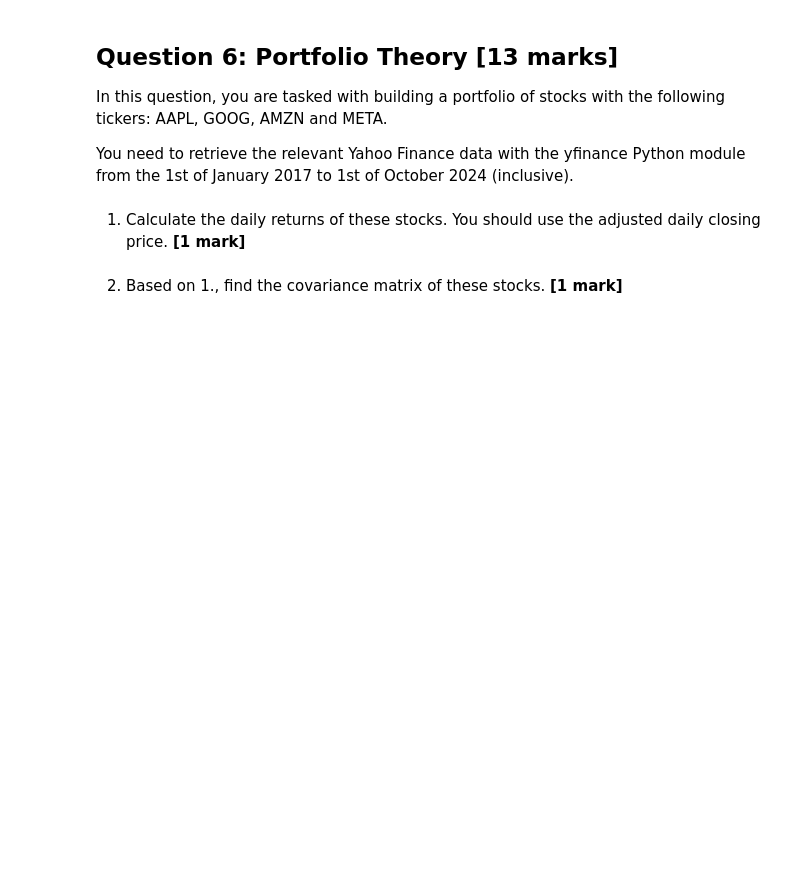
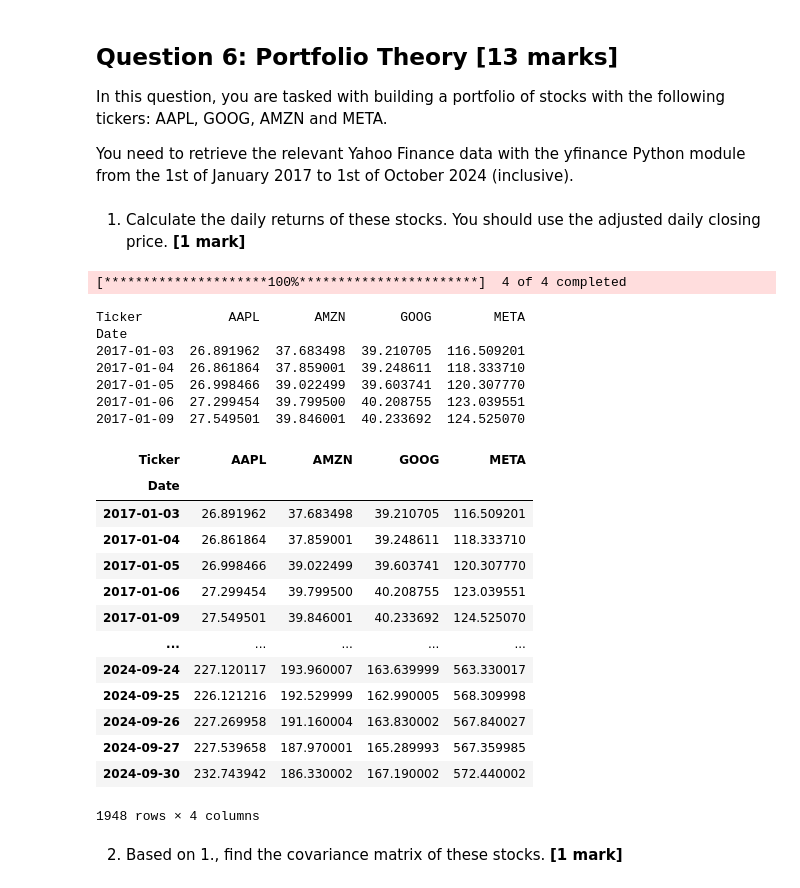
Before and after one commit to santidesimone/df-ic, a Jupyter notebook: individual_coursework_template.ipynb, the cells around one changed output. Saved outputs shown, nothing was run; the diff lists cells and outputs as text; code cells hidden in the pictures; blank space fills up the shorter version.

```diff
--- a/individual_coursework_template.ipynb
+++ b/individual_coursework_template.ipynb
@@ -844,2 +940,47 @@ You need to retrieve the relevant Yahoo Finance data with the yfinance Python mo
+# %%
+import pandas as pd
+import yfinance as yf
+import datetime
+
+# Tickers
+tickers = ["AAPL", "GOOG", "AMZN", "META"]
+
+# Execute data download for all tickers
+stock_data = yf.download(tickers, start="2017-01-01", end="2024-10-01")
+
+# Sort data by Date
+stock_data = stock_data.sort_values(by='Date')
+
+# Get the adjusted close prices
+stock_prices = stock_data['Adj Close']
+
+# Show the first five rows of the adjusted close prices
+print(stock_prices.head())
+
+# Display the entire result
+stock_prices
+# %% [output]
+[*********************100%***********************]  4 of 4 completed
+Ticker           AAPL       AMZN       GOOG        META
+Date
+2017-01-03  26.891962  37.683498  39.210705  116.509201
+2017-01-04  26.861864  37.859001  39.248611  118.333710
+2017-01-05  26.998466  39.022499  39.603741  120.307770
+2017-01-06  27.299454  39.799500  40.208755  123.039551
+2017-01-09  27.549501  39.846001  40.233692  124.525070
+| Ticker | AAPL | AMZN | GOOG | META |
+| Date |  |  |  |  |
+| 2017-01-03 | 26.891962 | 37.683498 | 39.210705 | 116.509201 |
+| 2017-01-04 | 26.861864 | 37.859001 | 39.248611 | 118.333710 |
+| 2017-01-05 | 26.998466 | 39.022499 | 39.603741 | 120.307770 |
+| 2017-01-06 | 27.299454 | 39.799500 | 40.208755 | 123.039551 |
+| 2017-01-09 | 27.549501 | 39.846001 | 40.233692 | 124.525070 |
+| ... | ... | ... | ... | ... |
+| 2024-09-24 | 227.120117 | 193.960007 | 163.639999 | 563.330017 |
+| 2024-09-25 | 226.121216 | 192.529999 | 162.990005 | 568.309998 |
+| 2024-09-26 | 227.269958 | 191.160004 | 163.830002 | 567.840027 |
+| 2024-09-27 | 227.539658 | 187.970001 | 165.289993 | 567.359985 |
+| 2024-09-30 | 232.743942 | 186.330002 | 167.190002 | 572.440002 |
+1948 rows × 4 columns
 # %% [markdown]
 2. Based on 1., find the covariance matrix of these stocks. **\[1 mark\]**
```
Also changed, not shown: parts of 12 cells of this notebook, 2 other files.
